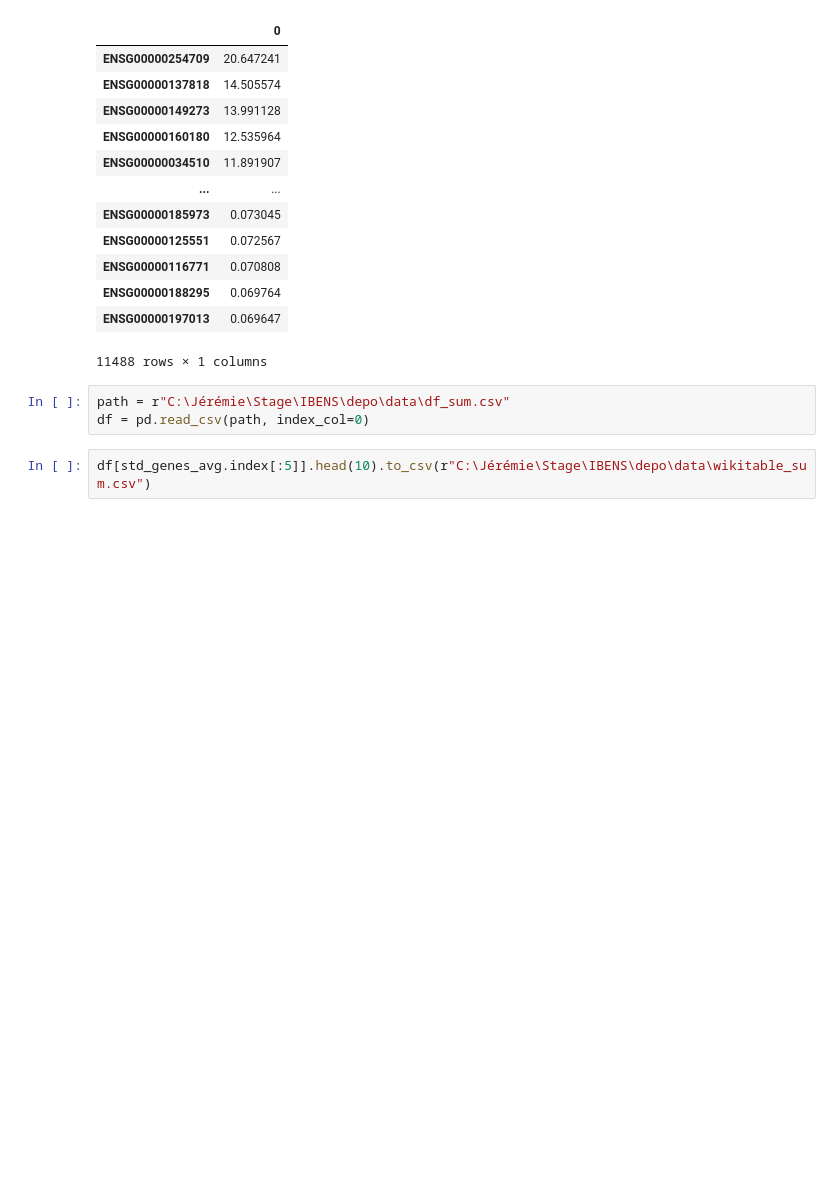
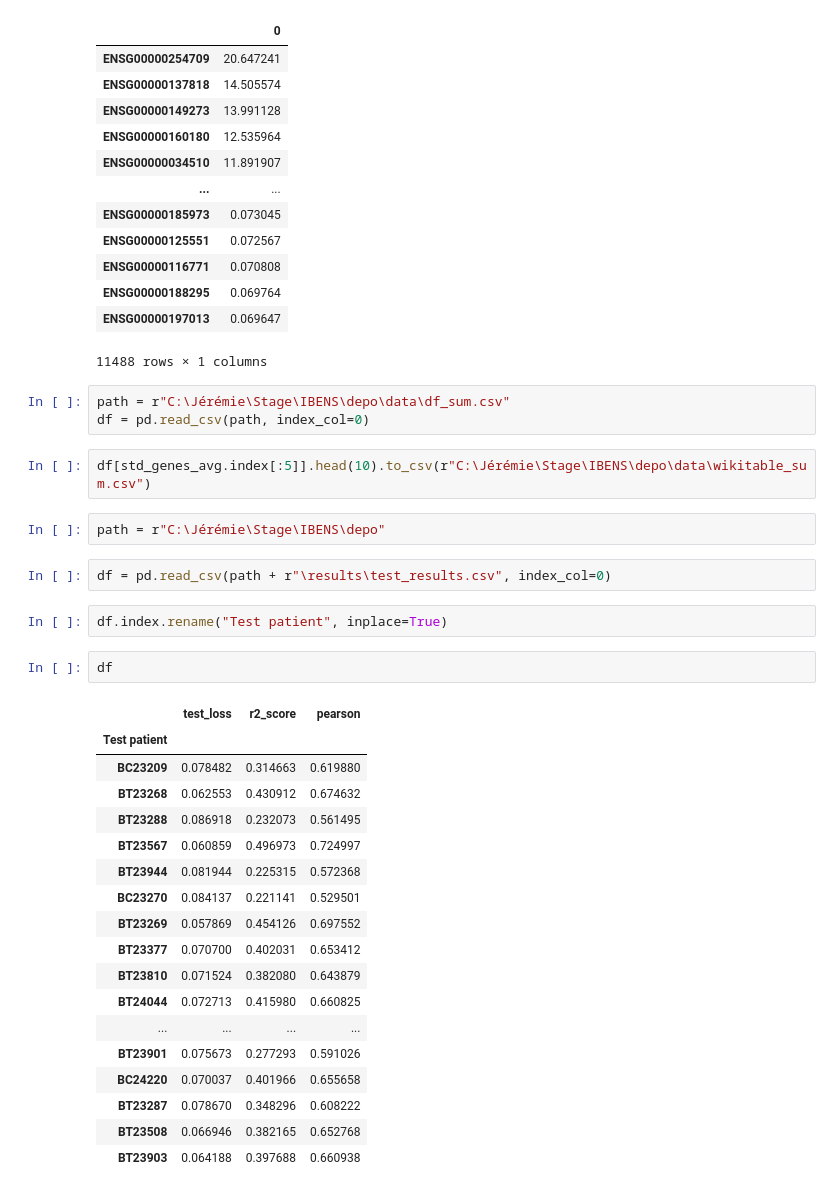
Before and after one commit to Jeremstym/depoibens, a Jupyter notebook: statdes.ipynb, the cells around one changed output. Saved outputs shown, nothing was run; the diff lists cells and outputs as text; blank space fills up the shorter version.

Commit message:
Export csv to viz test results

```diff
--- a/statdes.ipynb
+++ b/statdes.ipynb
@@ -68,3 +68,30 @@ path = r"C:\Jérémie\Stage\IBENS\depo\data\df_sum.csv"
 df = pd.read_csv(path, index_col=0)
 # %%
 df[std_genes_avg.index[:5]].head(10).to_csv(r"C:\Jérémie\Stage\IBENS\depo\data\wikitable_sum.csv")
+# %%
+path = r"C:\Jérémie\Stage\IBENS\depo"
+# %%
+df = pd.read_csv(path + r"\results\test_results.csv", index_col=0)
+# %%
+df.index.rename("Test patient", inplace=True)
+# %%
+df
+# %% [output]
+|  | test_loss | r2_score | pearson |
+| Test patient |  |  |  |
+| BC23209 | 0.078482 | 0.314663 | 0.619880 |
+| BT23268 | 0.062553 | 0.430912 | 0.674632 |
+| BT23288 | 0.086918 | 0.232073 | 0.561495 |
+| BT23567 | 0.060859 | 0.496973 | 0.724997 |
+| BT23944 | 0.081944 | 0.225315 | 0.572368 |
+| BC23270 | 0.084137 | 0.221141 | 0.529501 |
+| BT23269 | 0.057869 | 0.454126 | 0.697552 |
+| BT23377 | 0.070700 | 0.402031 | 0.653412 |
+| BT23810 | 0.071524 | 0.382080 | 0.643879 |
+| BT24044 | 0.072713 | 0.415980 | 0.660825 |
+| ... | ... | ... | ... |
+| BT23901 | 0.075673 | 0.277293 | 0.591026 |
+| BC24220 | 0.070037 | 0.401966 | 0.655658 |
+| BT23287 | 0.078670 | 0.348296 | 0.608222 |
+| BT23508 | 0.066946 | 0.382165 | 0.652768 |
+| BT23903 | 0.064188 | 0.397688 | 0.660938 |
```
